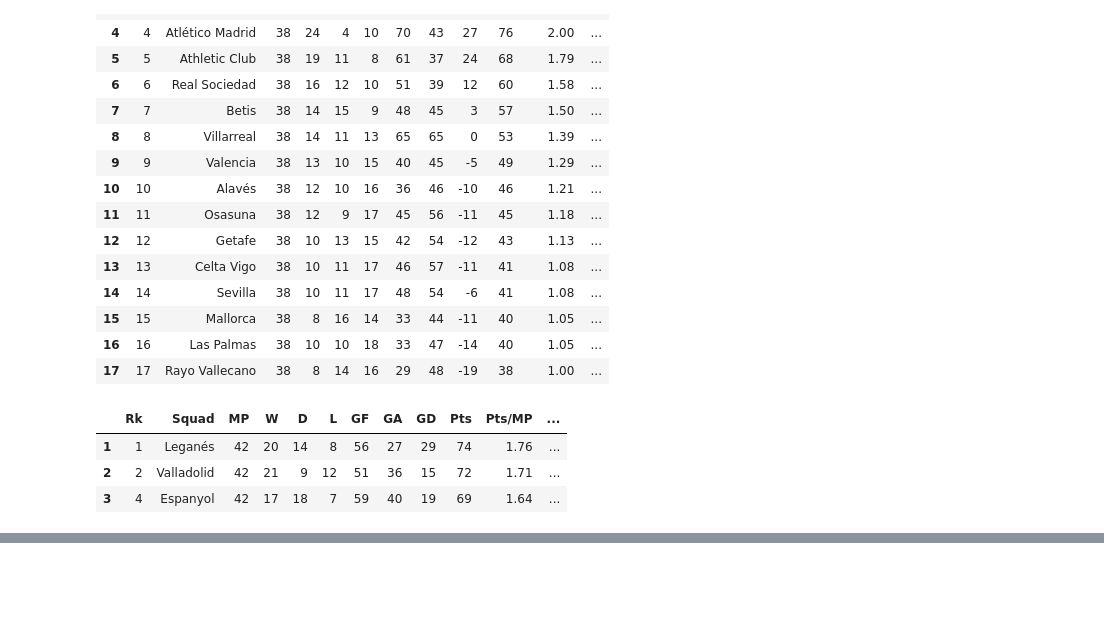
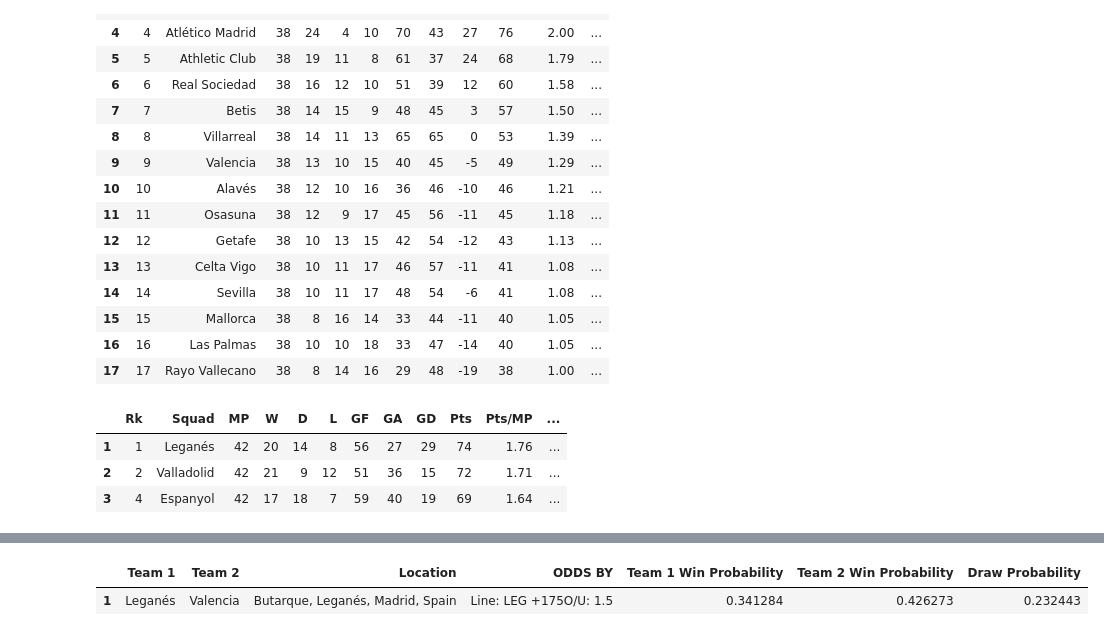
Before and after one commit to alegrekev/LaLiga-Match-Predictor, a Jupyter notebook: flask-server/app/data_vis_test.ipynb, the cells around one changed output, grey strips where cells are left out. Drawn from its saved outputs; the diff is of its cells as text; code cells hidden in the pictures; blank space fills up the shorter version.

```diff
--- a/flask-server/app/data_vis_test.ipynb
+++ b/flask-server/app/data_vis_test.ipynb
@@ -143,0 +250,31 @@ display(schedule)
+# %%
+# Get the next game (first row) from the schedule dataframe
+next_game = schedule.iloc[0].copy()
+
+next_game["Team 1 Win Probability"] = 0
+next_game["Team 2 Win Probability"] = 0
+next_game["Draw Probability"] = 0
+
+# Extract relevant data
+team1 = next_game["Team 1"]
+team2 = next_game["Team 2"]
+espn_odds = next_game["ODDS BY"]
+
+if pd.isna(espn_odds):
+    print(f"Skipping calculation for {team1} vs {team2} due to missing odds.")
+else:
+    # Calculate win probabilities
+    [t1_win, t2_win, draw] = calculate_odds(team1, team2, espn_odds)
+
+    # Assign the calculated probabilities back to the 'schedule' dataframe
+    next_game["Team 1 Win Probability"] = t1_win
+    next_game["Team 2 Win Probability"] = t2_win
+    next_game["Draw Probability"] = draw
+
+next_game = pd.DataFrame([next_game])
+
+# Display the updated next game with probabilities
+display(next_game)
+# %% [output]
+|  | Team 1 | Team 2 | Location | ODDS BY | Team 1 Win Probability | Team 2 Win Probability | Draw Probability |
+| 1 | Leganés | Valencia | Butarque, Leganés, Madrid, Spain | Line: LEG +175O/U: 1.5 | 0.341284 | 0.426273 | 0.232443 |
```
Also changed, not shown: parts of 7 cells of this notebook, 7 other files.
